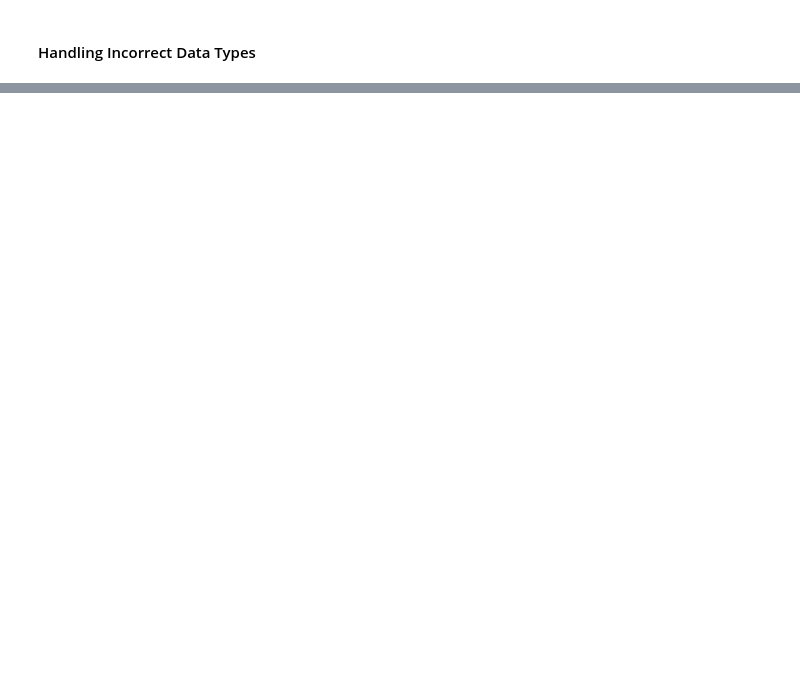
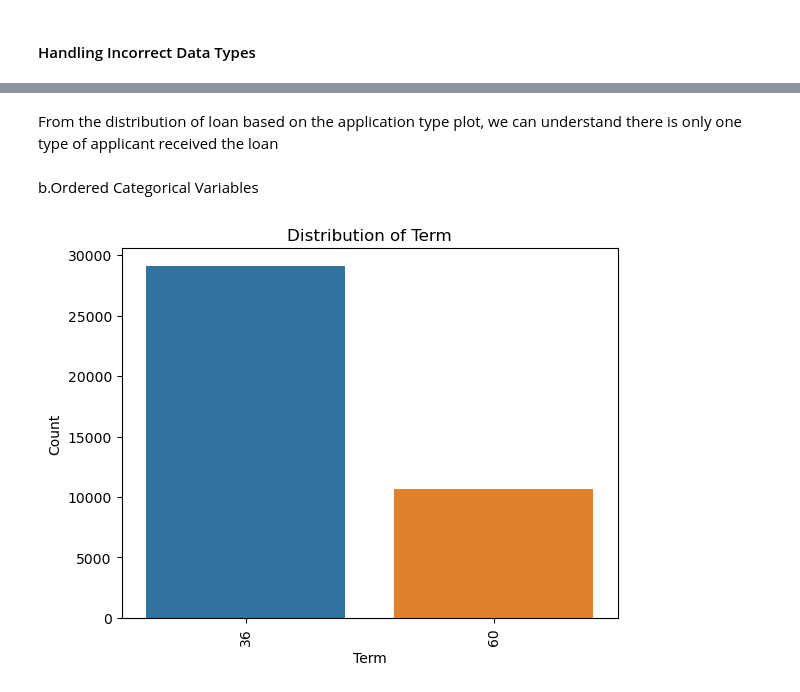
Before and after one commit to kafee651/LendingClubCaseStudy, a Jupyter notebook: LendingClubCaseStudy.ipynb, the cells around one changed output, grey strips where cells are left out. Saved outputs shown, nothing was run; the diff lists cells and outputs as text; code cells hidden in the pictures; blank space fills up the shorter version.

```diff
--- a/LendingClubCaseStudy.ipynb
+++ b/LendingClubCaseStudy.ipynb
@@ -520,0 +248,14 @@ plt.show()
+# %% [markdown]
+From the distribution of loan based on the application type plot, we can understand there is only one type of applicant received the loan
+# %% [markdown]
+b.Ordered Categorical Variables
+# %%
+#Distribution of loan based term
+sns.countplot(x='term', data=inp1)
+plt.title('Distribution of Term')
+plt.xlabel('Term')
+plt.ylabel('Count')
+plt.xticks(rotation=90)
+plt.show()
+# %% [output]
+[figure, added]
```
Also changed, not shown: parts of 246 cells of this notebook, 3 other files.
